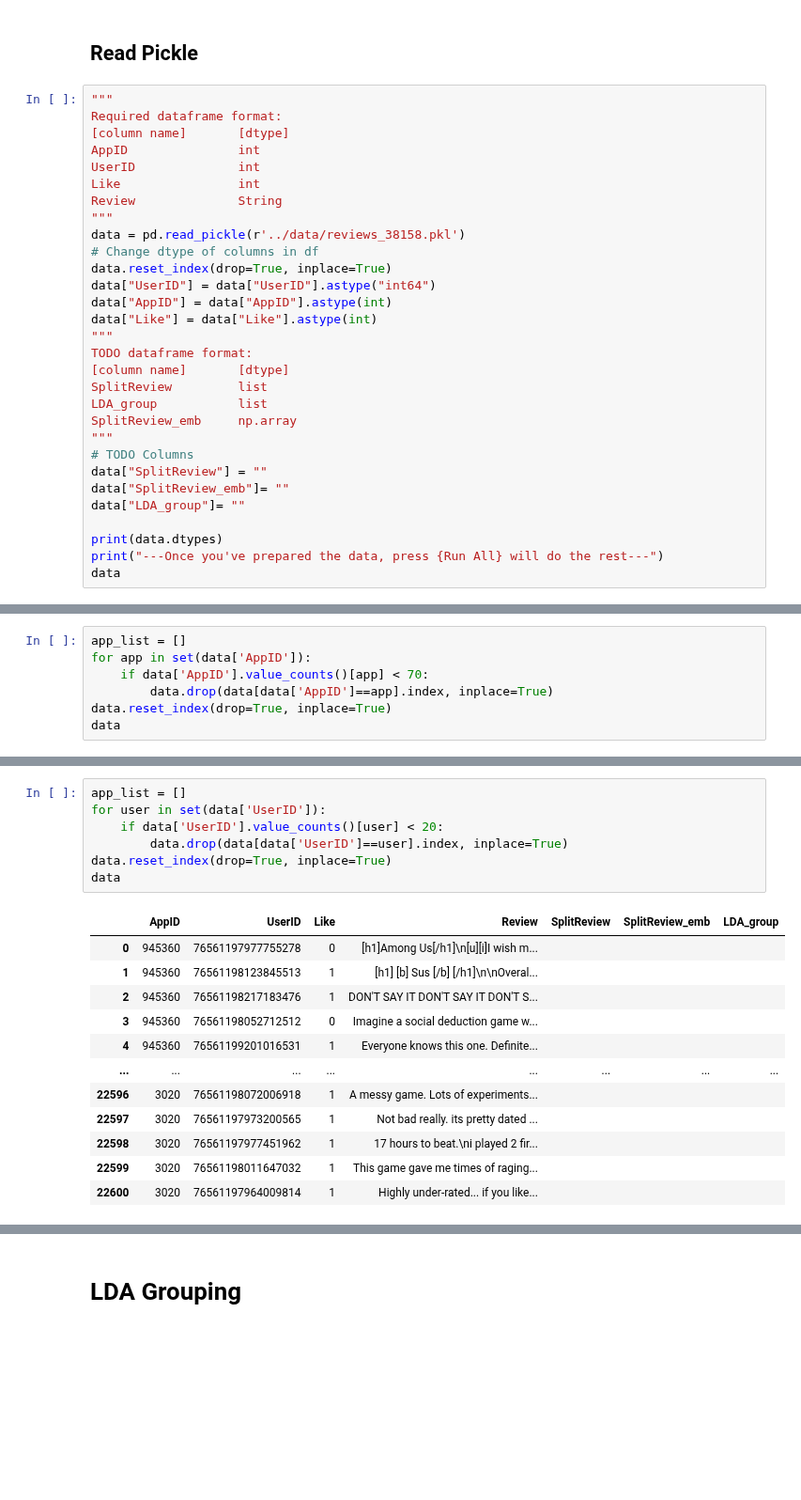
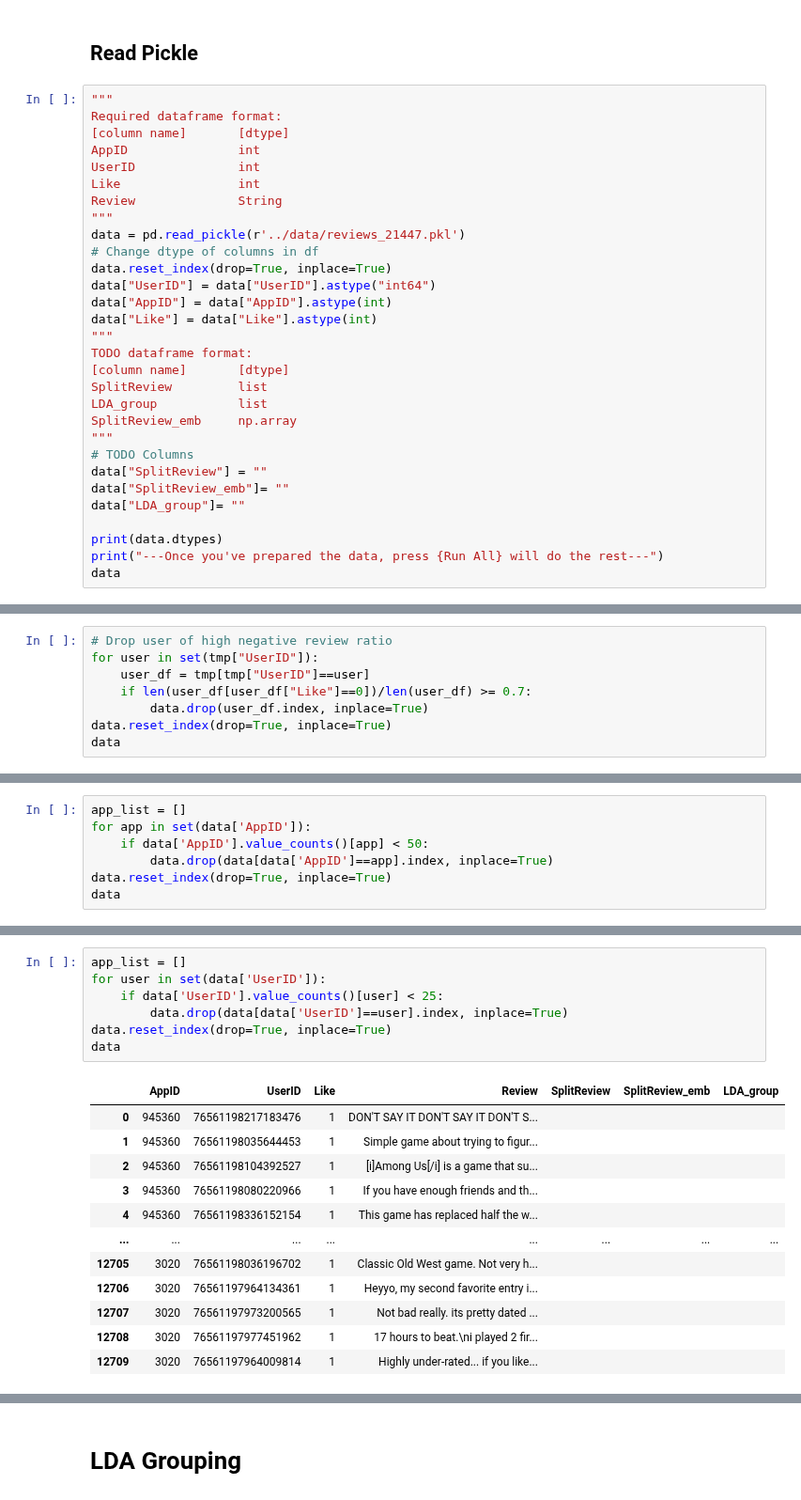
Before and after one commit to Albert40727/CL_HIAM, a Jupyter notebook: preprocess.ipynb, the cells around one changed output, grey strips where cells are left out. Shown at 94% size. Drawn from its saved outputs; the diff is of its cells as text; blank space fills up the shorter version.

```diff
--- a/preprocess.ipynb
+++ b/preprocess.ipynb
@@ -50,7 +50,7 @@ UserID              int
 Like                int
 Review              String
 """
-data = pd.read_pickle(r'../data/reviews_38158.pkl')
+data = pd.read_pickle(r'../data/reviews_21447.pkl')
 # Change dtype of columns in df
 data.reset_index(drop=True, inplace=True)
 data["UserID"] = data["UserID"].astype("int64")
@@ -96,0 +97,8 @@ dtype: object
+# %%
+# Drop user of high negative review ratio
+for user in set(tmp["UserID"]):
+    user_df = tmp[tmp["UserID"]==user]
+    if len(user_df[user_df["Like"]==0])/len(user_df) >= 0.7:
+        data.drop(user_df.index, inplace=True)
+data.reset_index(drop=True, inplace=True)
+data
@@ -97,7 +119,7 @@ dtype: object
 # %%
 app_list = []
 for app in set(data['AppID']):
-    if data['AppID'].value_counts()[app] < 70:
+    if data['AppID'].value_counts()[app] < 50:
         data.drop(data[data['AppID']==app].index, inplace=True)
 data.reset_index(drop=True, inplace=True)
 data
@@ -118,20 +140,20 @@ data
 # %%
 app_list = []
 for user in set(data['UserID']):
-    if data['UserID'].value_counts()[user] < 20:
+    if data['UserID'].value_counts()[user] < 25:
         data.drop(data[data['UserID']==user].index, inplace=True)
 data.reset_index(drop=True, inplace=True)
 data
 # %% [output]
 |  | AppID | UserID | Like | Review | SplitReview | SplitReview_emb | LDA_group |
-| 0 | 945360 | 76561197977755278 | 0 | [h1]Among Us[/h1]\n[u][i]I wish m... |  |  |  |
-| 1 | 945360 | 76561198123845513 | 1 | [h1] [b] Sus [/b] [/h1]\n\nOveral... |  |  |  |
-| 2 | 945360 | 76561198217183476 | 1 | DON'T SAY IT DON'T SAY IT DON'T S... |  |  |  |
-| 3 | 945360 | 76561198052712512 | 0 | Imagine a social deduction game w... |  |  |  |
-| 4 | 945360 | 76561199201016531 | 1 | Everyone knows this one. Definite... |  |  |  |
+| 0 | 945360 | 76561198217183476 | 1 | DON'T SAY IT DON'T SAY IT DON'T S... |  |  |  |
+| 1 | 945360 | 76561198035644453 | 1 | Simple game about trying to figur... |  |  |  |
+| 2 | 945360 | 76561198104392527 | 1 | [i]Among Us[/i] is a game that su... |  |  |  |
+| 3 | 945360 | 76561198080220966 | 1 | If you have enough friends and th... |  |  |  |
+| 4 | 945360 | 76561198336152154 | 1 | This game has replaced half the w... |  |  |  |
 | ... | ... | ... | ... | ... | ... | ... | ... |
-| 22596 | 3020 | 76561198072006918 | 1 | A messy game. Lots of experiments... |  |  |  |
-| 22597 | 3020 | 76561197973200565 | 1 | Not bad really. its pretty dated ... |  |  |  |
-| 22598 | 3020 | 76561197977451962 | 1 | 17 hours to beat.\ni played 2 fir... |  |  |  |
-| 22599 | 3020 | 76561198011647032 | 1 | This game gave me times of raging... |  |  |  |
-| 22600 | 3020 | 76561197964009814 | 1 | Highly under-rated... if you like... |  |  |  |
+| 12705 | 3020 | 76561198036196702 | 1 | Classic Old West game. Not very h... |  |  |  |
+| 12706 | 3020 | 76561197964134361 | 1 | Heyyo, my second favorite entry i... |  |  |  |
+| 12707 | 3020 | 76561197973200565 | 1 | Not bad really. its pretty dated ... |  |  |  |
+| 12708 | 3020 | 76561197977451962 | 1 | 17 hours to beat.\ni played 2 fir... |  |  |  |
+| 12709 | 3020 | 76561197964009814 | 1 | Highly under-rated... if you like... |  |  |  |
```
Also changed, not shown: parts of 24 cells of this notebook, 4 other files.
